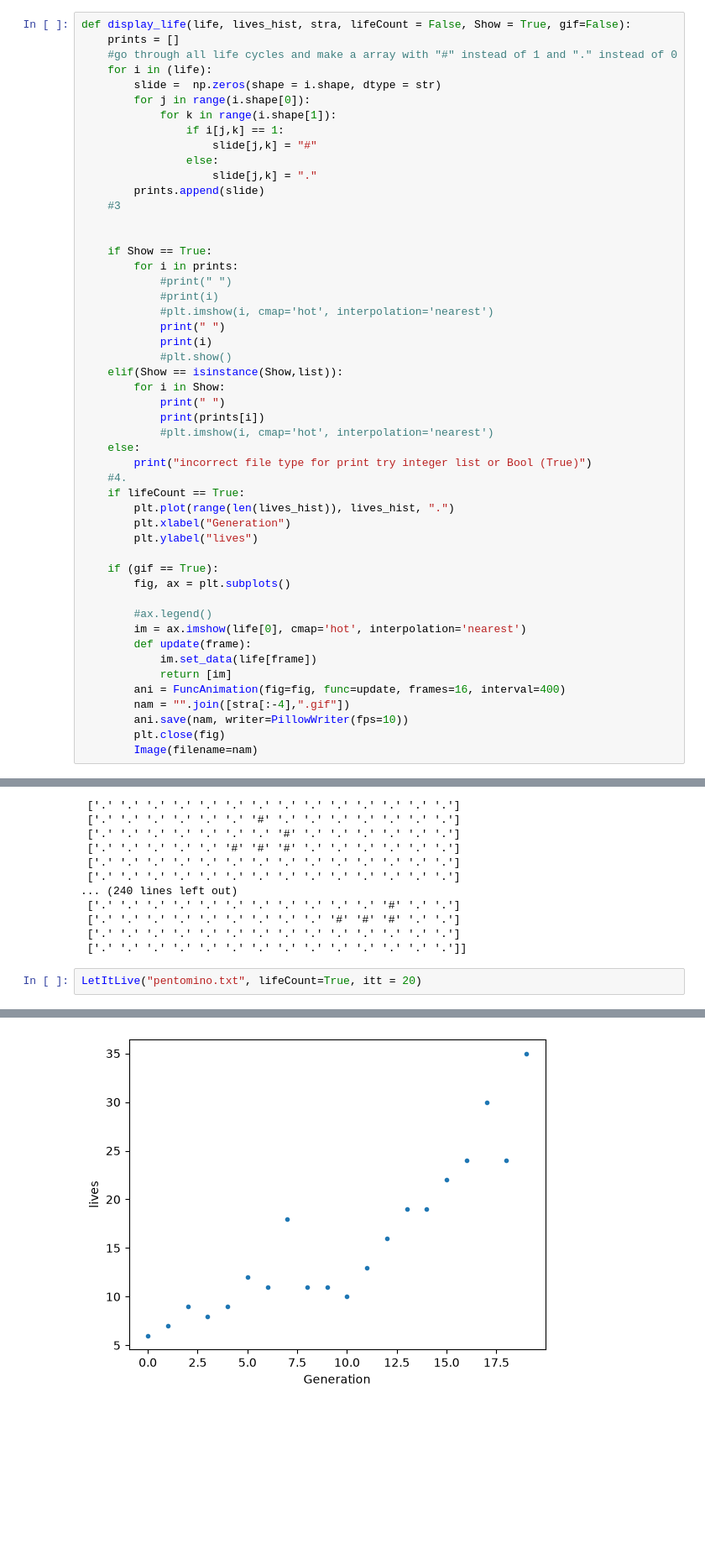
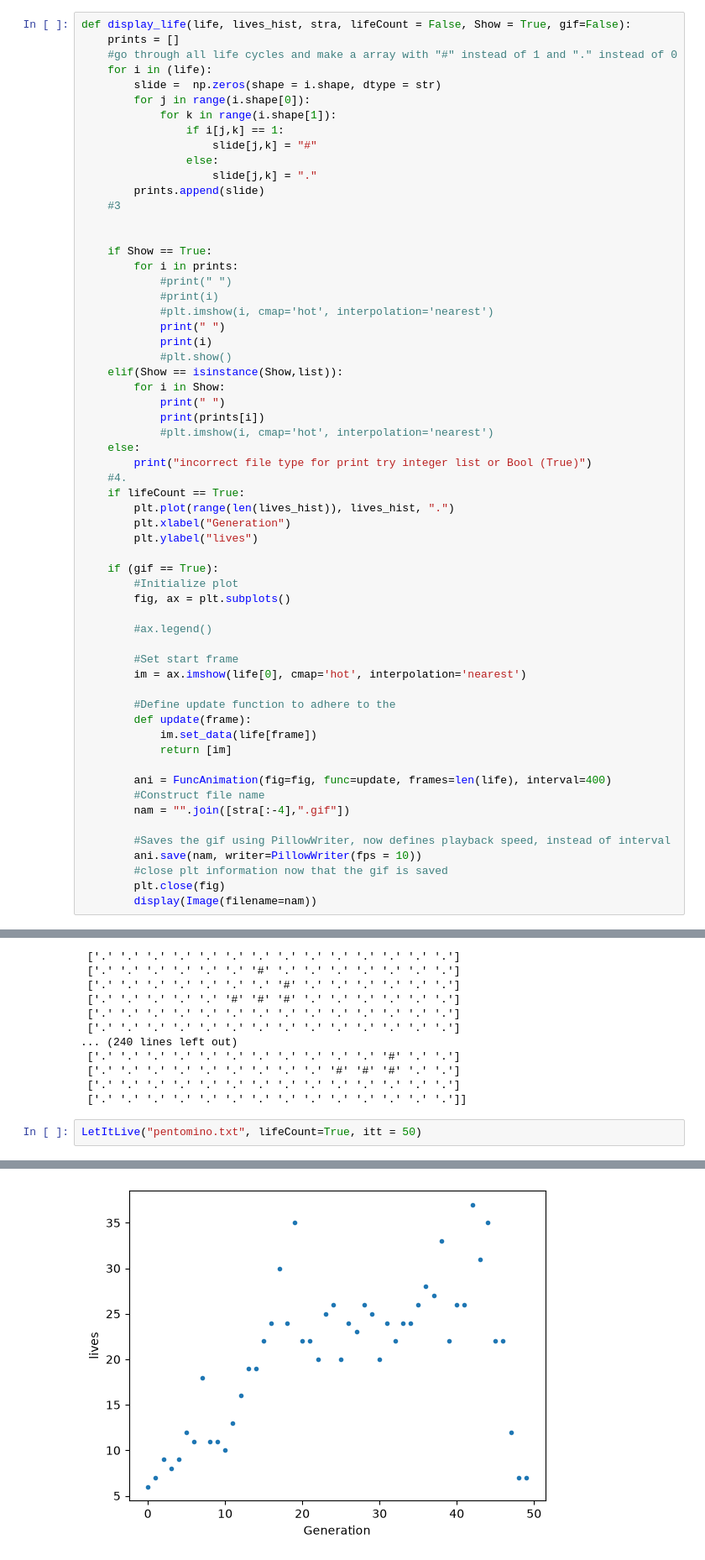
Before and after one commit to ime103/DatF-week-1, a Jupyter notebook: Opgaver.ipynb, the cells around one changed output, grey strips where cells are left out. Shown at 84% size. Saved outputs shown, nothing was run; the diff lists cells and outputs as text; blank space fills up the shorter version.

Commit message:
Added comment to gif construction, fixed bug with not displaying gif after construction. Minor additions to the gif construction  and removed test name gif "life"

```diff
--- a/Opgaver.ipynb
+++ b/Opgaver.ipynb
@@ -207,18 +208,28 @@ def display_life(life, lives_hist, stra, lifeCount = False, Show = True, gif=Fal
         plt.ylabel("lives")
 
     if (gif == True):
+        #Initialize plot
         fig, ax = plt.subplots()
 
         #ax.legend()
+
+        #Set start frame
         im = ax.imshow(life[0], cmap='hot', interpolation='nearest')
+
+        #Define update function to adhere to the
         def update(frame):
             im.set_data(life[frame])
             return [im]
-        ani = FuncAnimation(fig=fig, func=update, frames=16, interval=400)
+
+        ani = FuncAnimation(fig=fig, func=update, frames=len(life), interval=400)
+        #Construct file name
         nam = "".join([stra[:-4],".gif"])
-        ani.save(nam, writer=PillowWriter(fps=10))
+
+        #Saves the gif using PillowWriter, now defines playback speed, instead of interval
+        ani.save(nam, writer=PillowWriter(fps = 10))
+        #close plt information now that the gif is saved
         plt.close(fig)
-        Image(filename=nam)
+        display(Image(filename=nam))
 # %%
 def LetItLive(str, lifeCount = False,Show = True, itt = 16, gif = True):
     a, b,c =loadData(str)
@@ -265,7 +277,7 @@ LetItLive("glider.txt")
  ['.' '.' '.' '.' '.' '.' '.' '.' '.' '.' '.' '.' '.' '.']
  ['.' '.' '.' '.' '.' '.' '.' '.' '.' '.' '.' '.' '.' '.']]
 # %%
-LetItLive("pentomino.txt", lifeCount=True, itt = 20)
+LetItLive("pentomino.txt", lifeCount=True, itt = 50)
 # %% [output]
 [np.float64(6.0), np.float64(7.0), np.float64(9.0), np.float64(8.0), np.float64(9.0), np.float64(12.0), np.float64(11.0), np.float64(18.0), np.float64(11.0), np.float64(11.0), np.float64(10.0), np.flo ...
 
@@ -284,5 +296,5 @@ LetItLive("pentomino.txt", lifeCount=True, itt = 20)
  ['.' '.' '.' '.' '.' '.' '.' '.' '.' '.' '.' '.' '.' '.']
  ['.' '.' '.' '.' '.' '.' '.' '.' '.' '.' '.' '.' '.' '.']
  ['.' '.' '.' '.' '.' '.' '.' '.' '.' '.' '.' '.' '.' '.']]
-[figure, old version]
+[figure, new version]
 # %% [markdown]
```
Also changed, not shown: parts of 6 cells of this notebook, 1 other file.
